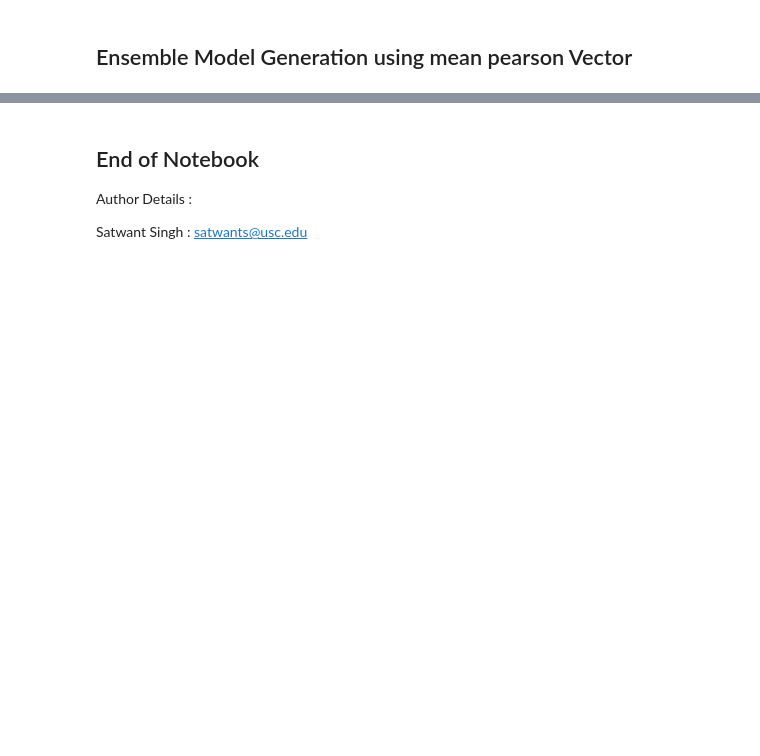
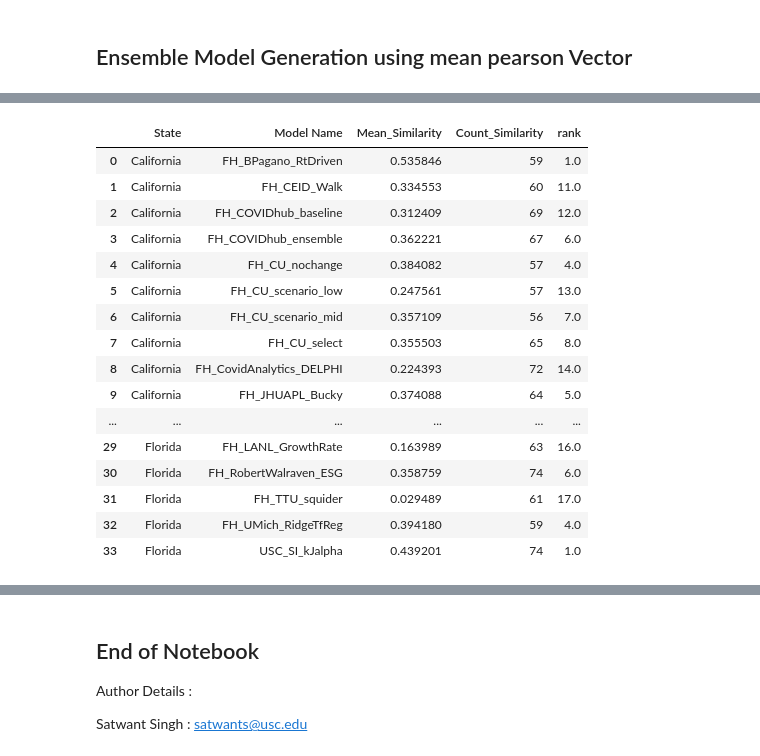
Before and after one commit to Satwant-Singh-ADS/Shapelet_Methods, a Jupyter notebook: Classification_task/Codes/Shapelet Ensemble Method for Epidemics Forecast.ipynb, the cells around one changed output, grey strips where cells are left out. Cells and saved outputs as stored; diff of their text form; code cells hidden in the pictures; blank space fills up the shorter version.

```diff
--- a/Classification_task/Codes/Shapelet Ensemble Method for Epidemics Forecast.ipynb
+++ b/Classification_task/Codes/Shapelet Ensemble Method for Epidemics Forecast.ipynb
@@ -1073,6 +1144,26 @@ Master_df_actual_VS_Model_Agrrement_2["rank"] = Master_df_actual_VS_Model_Agrrem
 Master_df_actual_VS_Model_Agrrement_2.sort_values(['rank']).to_csv(Ouput_path+"Model Ranking For Selected_States.csv")
 # %%
 df_top3_models_per_state = Master_df_actual_VS_Model_Agrrement_2[Master_df_actual_VS_Model_Agrrement_2['rank']<4]
+# %%
+Master_df_actual_VS_Model_Agrrement_2
+# %% [output]
+|  | State | Model Name | Mean_Similarity | Count_Similarity | rank |
+| 0 | California | FH_BPagano_RtDriven | 0.535846 | 59 | 1.0 |
+| 1 | California | FH_CEID_Walk | 0.334553 | 60 | 11.0 |
+| 2 | California | FH_COVIDhub_baseline | 0.312409 | 69 | 12.0 |
+| 3 | California | FH_COVIDhub_ensemble | 0.362221 | 67 | 6.0 |
+| 4 | California | FH_CU_nochange | 0.384082 | 57 | 4.0 |
+| 5 | California | FH_CU_scenario_low | 0.247561 | 57 | 13.0 |
+| 6 | California | FH_CU_scenario_mid | 0.357109 | 56 | 7.0 |
+| 7 | California | FH_CU_select | 0.355503 | 65 | 8.0 |
+| 8 | California | FH_CovidAnalytics_DELPHI | 0.224393 | 72 | 14.0 |
+| 9 | California | FH_JHUAPL_Bucky | 0.374088 | 64 | 5.0 |
+| ... | ... | ... | ... | ... | ... |
+| 29 | Florida | FH_LANL_GrowthRate | 0.163989 | 63 | 16.0 |
+| 30 | Florida | FH_RobertWalraven_ESG | 0.358759 | 74 | 6.0 |
+| 31 | Florida | FH_TTU_squider | 0.029489 | 61 | 17.0 |
+| 32 | Florida | FH_UMich_RidgeTfReg | 0.394180 | 59 | 4.0 |
+| 33 | Florida | USC_SI_kJalpha | 0.439201 | 74 | 1.0 |
 # %%
 df2 = df_top3_models_per_state.groupby('State')['Model Name'].apply(list)
 # %%
```
Also changed, not shown: parts of 51 cells of this notebook.
